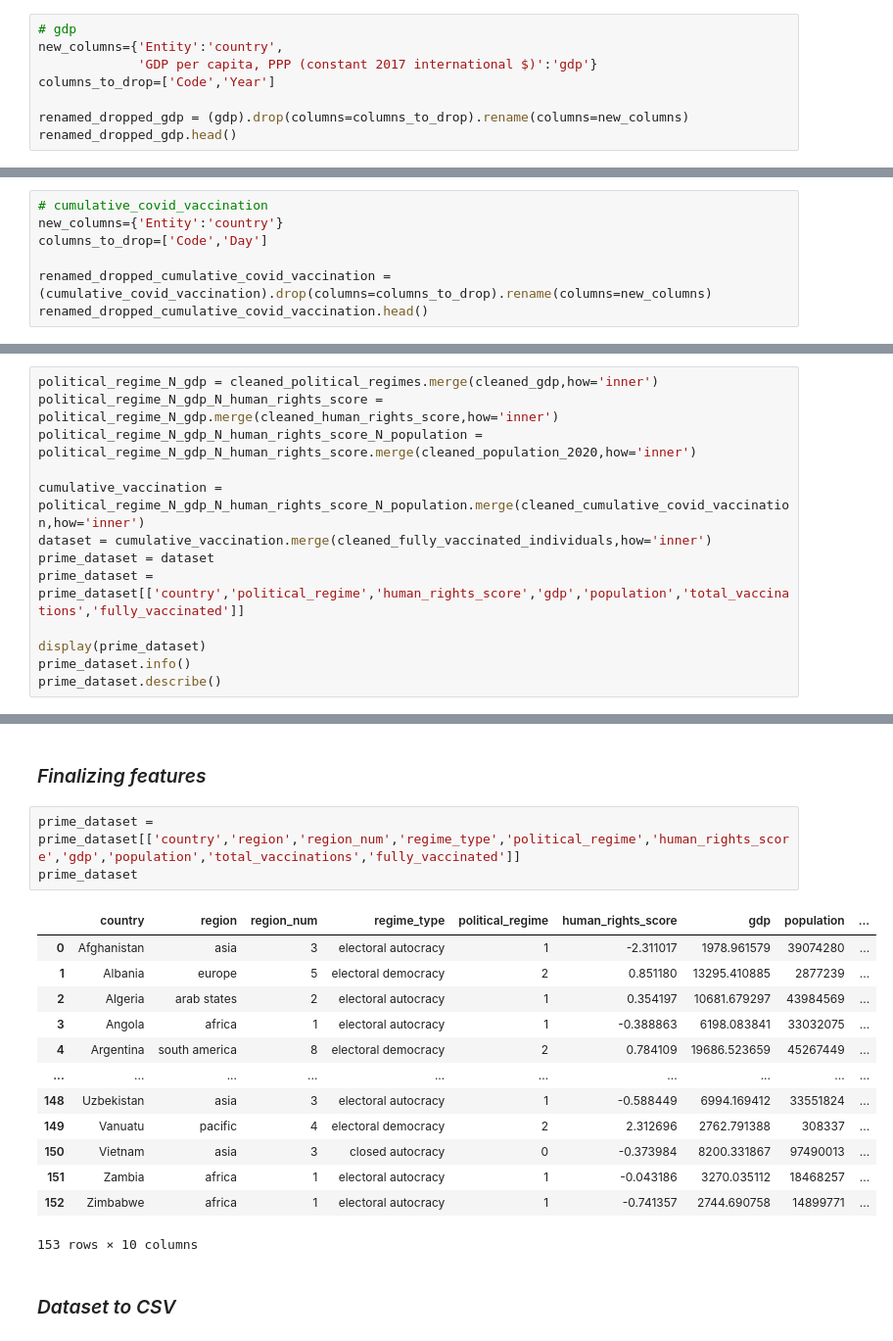
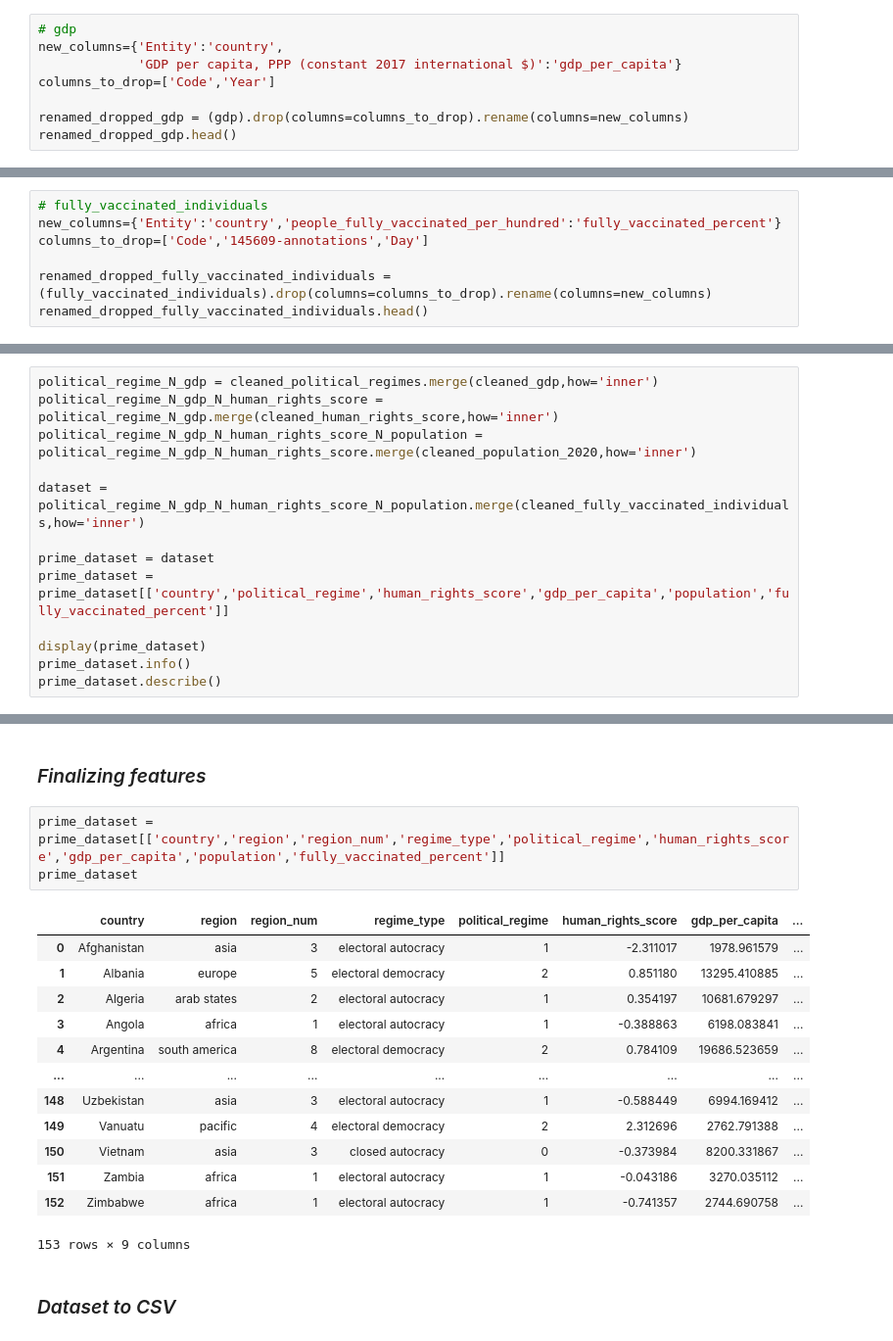
Before and after one commit to RuizLorenzoChavez/DATA100-Finals-COVID-Vaccination-Tracker, a Jupyter notebook: group1-data-storytelling.ipynb, the cells around one changed output, grey strips where cells are left out. Shown at 98% size. Cells and saved outputs as stored; diff of their text form.

```diff
--- a/group1-data-storytelling.ipynb
+++ b/group1-data-storytelling.ipynb
@@ -331,7 +321,7 @@ renamed_dropped_political_regimes.head()
 # %%
 # gdp
 new_columns={'Entity':'country',
-             'GDP per capita, PPP (constant 2017 international $)':'gdp'}
+             'GDP per capita, PPP (constant 2017 international $)':'gdp_per_capita'}
 columns_to_drop=['Code','Year']
 
 renamed_dropped_gdp = (gdp).drop(columns=columns_to_drop).rename(columns=new_columns)
@@ -374,10 +364,10 @@ renamed_dropped_population_2020.head()
 | 3 | American Samoa | 55169 |
 | 4 | Andorra | 77287 |
 # %%
-# cumulative_covid_vaccination
-new_columns={'Entity':'country'}
-columns_to_drop=['Code','Day']
+# fully_vaccinated_individuals
+new_columns={'Entity':'country','people_fully_vaccinated_per_hundred':'fully_vaccinated_percent'}
+columns_to_drop=['Code','145609-annotations','Day']
 
-renamed_dropped_cumulative_covid_vaccination = (cumulative_covid_vaccination).drop(columns=columns_to_drop).rename(columns=new_columns)
-renamed_dropped_cumulative_covid_vaccination.head()
+renamed_dropped_fully_vaccinated_individuals = (fully_vaccinated_individuals).drop(columns=columns_to_drop).rename(columns=new_columns)
+renamed_dropped_fully_vaccinated_individuals.head()
 # %% [output]
@@ -601,10 +547,10 @@ political_regime_N_gdp = cleaned_political_regimes.merge(cleaned_gdp,how='inner'
 political_regime_N_gdp_N_human_rights_score = political_regime_N_gdp.merge(cleaned_human_rights_score,how='inner')
 political_regime_N_gdp_N_human_rights_score_N_population = political_regime_N_gdp_N_human_rights_score.merge(cleaned_population_2020,how='inner')
 
-cumulative_vaccination = political_regime_N_gdp_N_human_rights_score_N_population.merge(cleaned_cumulative_covid_vaccination,how='inner')
-dataset = cumulative_vaccination.merge(cleaned_fully_vaccinated_individuals,how='inner')
+dataset = political_regime_N_gdp_N_human_rights_score_N_population.merge(cleaned_fully_vaccinated_individuals,how='inner')
+
 prime_dataset = dataset
-prime_dataset = prime_dataset[['country','political_regime','human_rights_score','gdp','population','total_vaccinations','fully_vaccinated']]
+prime_dataset = prime_dataset[['country','political_regime','human_rights_score','gdp_per_capita','population','fully_vaccinated_percent']]
 
 display(prime_dataset)
 prime_dataset.info()
@@ -791,22 +736,22 @@ See the caveats in the documentation: https://pandas.pydata.org/pandas-docs/stab
 # %% [markdown]
 ### *Finalizing features*
 # %%
-prime_dataset = prime_dataset[['country','region','region_num','regime_type','political_regime','human_rights_score','gdp','population','total_vaccinations','fully_vaccinated']]
+prime_dataset = prime_dataset[['country','region','region_num','regime_type','political_regime','human_rights_score','gdp_per_capita','population','fully_vaccinated_percent']]
 prime_dataset
 # %% [output]
-|  | country | region | region_num | regime_type | political_regime | human_rights_score | gdp | population | ... |
-| 0 | Afghanistan | asia | 3 | electoral autocracy | 1 | -2.311017 | 1978.961579 | 39074280 | ... |
-| 1 | Albania | europe | 5 | electoral democracy | 2 | 0.851180 | 13295.410885 | 2877239 | ... |
-| 2 | Algeria | arab states | 2 | electoral autocracy | 1 | 0.354197 | 10681.679297 | 43984569 | ... |
-| 3 | Angola | africa | 1 | electoral autocracy | 1 | -0.388863 | 6198.083841 | 33032075 | ... |
-| 4 | Argentina | south america | 8 | electoral democracy | 2 | 0.784109 | 19686.523659 | 45267449 | ... |
-| ... | ... | ... | ... | ... | ... | ... | ... | ... | ... |
-| 148 | Uzbekistan | asia | 3 | electoral autocracy | 1 | -0.588449 | 6994.169412 | 33551824 | ... |
-| 149 | Vanuatu | pacific | 4 | electoral democracy | 2 | 2.312696 | 2762.791388 | 308337 | ... |
-| 150 | Vietnam | asia | 3 | closed autocracy | 0 | -0.373984 | 8200.331867 | 97490013 | ... |
-| 151 | Zambia | africa | 1 | electoral autocracy | 1 | -0.043186 | 3270.035112 | 18468257 | ... |
-| 152 | Zimbabwe | africa | 1 | electoral autocracy | 1 | -0.741357 | 2744.690758 | 14899771 | ... |
+|  | country | region | region_num | regime_type | political_regime | human_rights_score | gdp_per_capita | ... |
+| 0 | Afghanistan | asia | 3 | electoral autocracy | 1 | -2.311017 | 1978.961579 | ... |
+| 1 | Albania | europe | 5 | electoral democracy | 2 | 0.851180 | 13295.410885 | ... |
+| 2 | Algeria | arab states | 2 | electoral autocracy | 1 | 0.354197 | 10681.679297 | ... |
+| 3 | Angola | africa | 1 | electoral autocracy | 1 | -0.388863 | 6198.083841 | ... |
+| 4 | Argentina | south america | 8 | electoral democracy | 2 | 0.784109 | 19686.523659 | ... |
+| ... | ... | ... | ... | ... | ... | ... | ... | ... |
+| 148 | Uzbekistan | asia | 3 | electoral autocracy | 1 | -0.588449 | 6994.169412 | ... |
+| 149 | Vanuatu | pacific | 4 | electoral democracy | 2 | 2.312696 | 2762.791388 | ... |
+| 150 | Vietnam | asia | 3 | closed autocracy | 0 | -0.373984 | 8200.331867 | ... |
+| 151 | Zambia | africa | 1 | electoral autocracy | 1 | -0.043186 | 3270.035112 | ... |
+| 152 | Zimbabwe | africa | 1 | electoral autocracy | 1 | -0.741357 | 2744.690758 | ... |
-153 rows × 10 columns
+153 rows × 9 columns
 # %% [markdown]
 ### *Dataset to CSV*
 # %%
```
Also changed, not shown: parts of 27 cells of this notebook, 1 other file.
